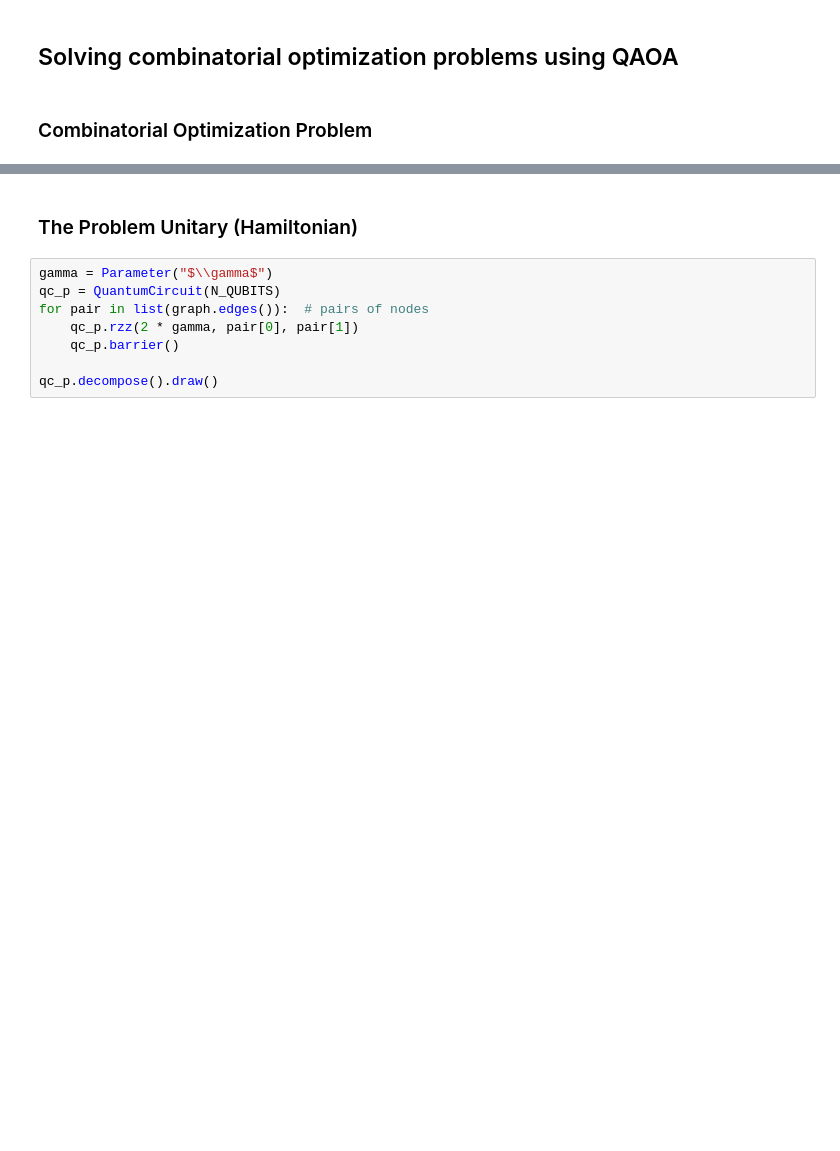
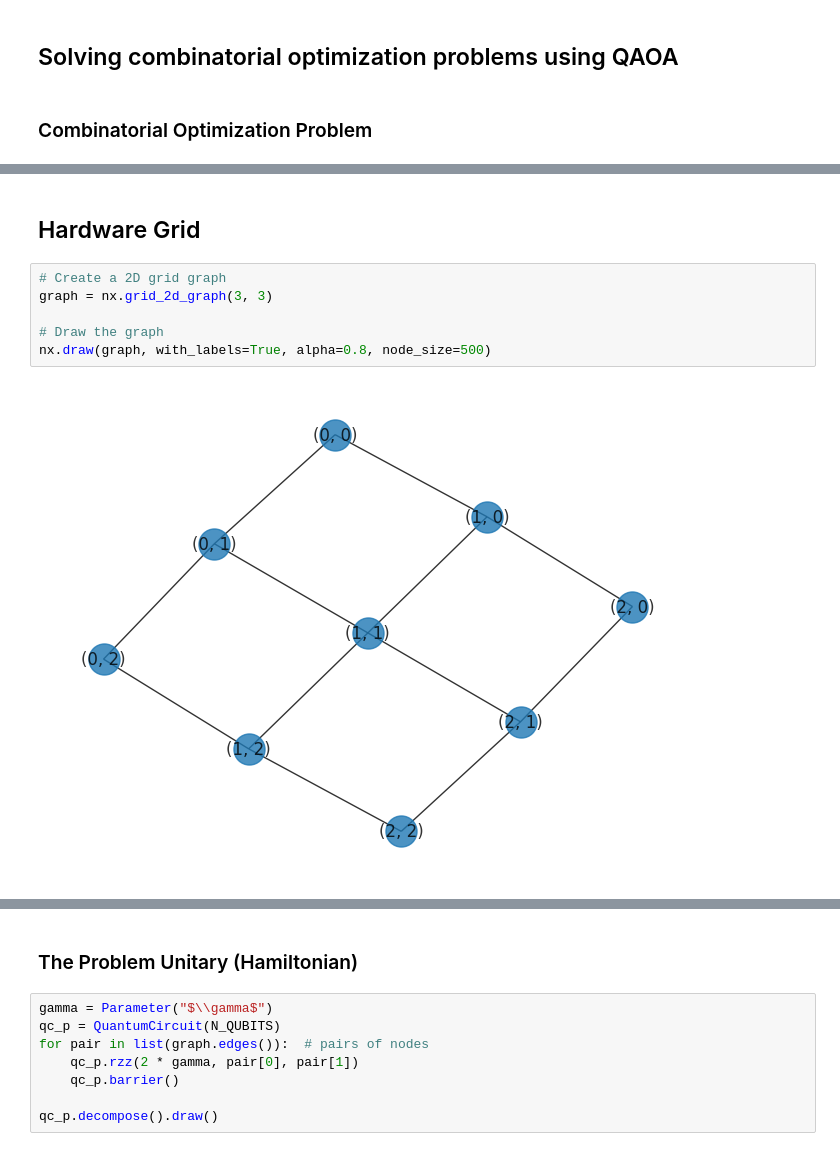
Before and after one commit to Louisanity/HamilToniQ, a Jupyter notebook: Max_Cut_MixingH.ipynb, the cells around one changed output, grey strips where cells are left out. Cells and saved outputs as stored; diff of their text form; blank space fills up the shorter version.

```diff
--- a/Max_Cut_MixingH.ipynb
+++ b/Max_Cut_MixingH.ipynb
@@ -12,0 +13,10 @@ nx.draw(graph, with_labels=True, alpha=0.8, node_size=500)
+# %% [markdown]
+## Hardware Grid
+# %%
+# Create a 2D grid graph
+graph = nx.grid_2d_graph(3, 3)
+
+# Draw the graph
+nx.draw(graph, with_labels=True, alpha=0.8, node_size=500)
+# %% [output]
+[figure, added]
```
Also changed, not shown: parts of 12 cells of this notebook.
